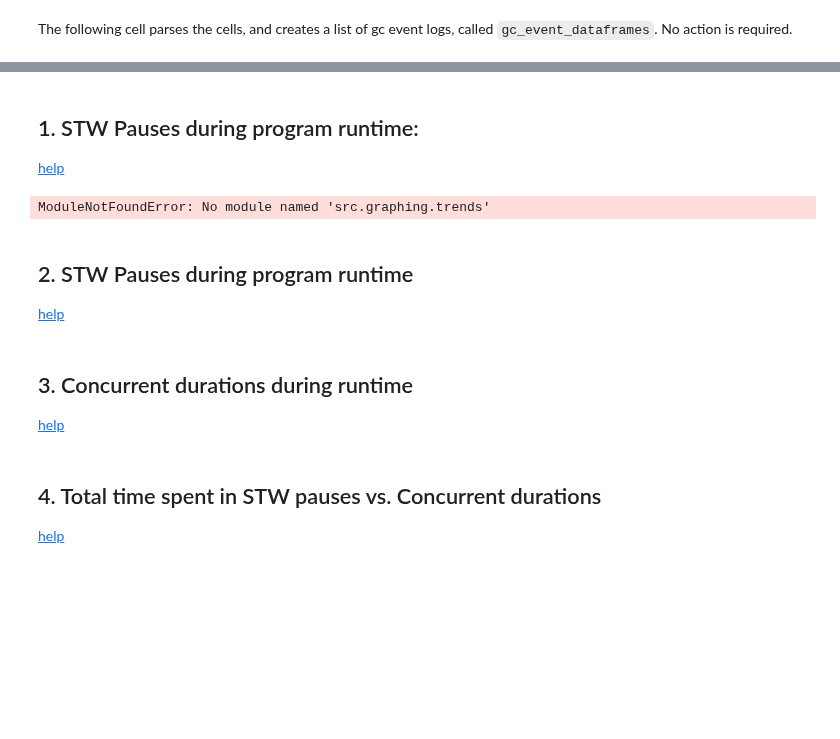
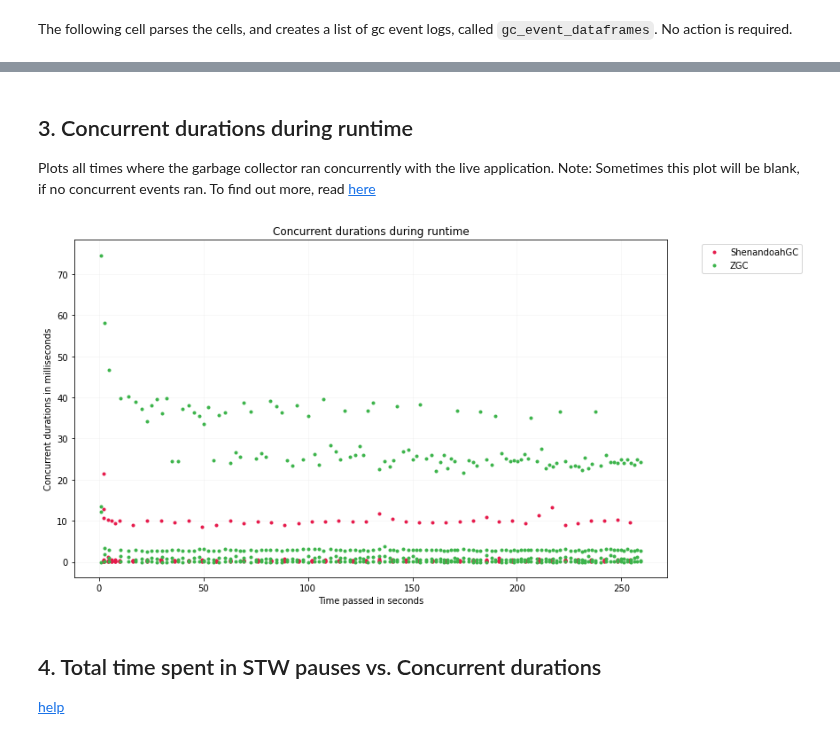
Before and after one commit to apple/GCGC, a Jupyter notebook: src/notebooks/GCGC.ipynb, the cells around one changed output, grey strips where cells are left out. Cells and saved outputs as stored; diff of their text form; code cells hidden in the pictures; blank space fills up the shorter version.

Commit message:
Update documentation for cells. Generate fewer plots

```diff
--- a/src/notebooks/GCGC.ipynb
+++ b/src/notebooks/GCGC.ipynb
@@ -54,12 +46,8 @@ for filepath in filepaths:
     files.append(get_file_names_wildcard(filepath))
 
 # Parse all files
-gc_event_dataframes = get_gc_event_tables(files, time_range_seconds, ignore_crashes= False)
+gc_event_dataframes = get_gc_event_tables(files, None, ignore_crashes= False)
 
 # Check that there are the correct number of labels.
 if len(gc_event_dataframes) != len(labels):
     print("Error: Labels do not have same length as collected data")
-
-# Shift start times
-if set_start_times_zero:
-    zero_start_times(gc_event_dataframes, set_start_times_zero)
@@ -66,40 +115,22 @@ if set_start_times_zero:
 # %% [markdown]
-## 1. STW Pauses during program runtime:
-[help](https://github.pie.apple.com/ellis-brown/GCGC/blob/version0.9.2/src/notebooks/README.md#1a-stw-pauses-during-program-runtime-linear)
+## 3. Concurrent durations during runtime
+
+Plots all times where the garbage collector ran concurrently with the live application.  Note: Sometimes this plot will be blank, if no concurrent events ran. To find out more, read
+[here](https://github.pie.apple.com/ellis-brown/GCGC/blob/version0.9.2/src/notebooks/README.md#3-concurrent-durations-during-runtime)
 # %%
 from src.graphing.plotting import plot_scatter
 
-# Define a filter for searching for pauses in a gc_event_dataframe row. Will be reused throughout notebook
-def pauses_only(row):
+# Define a filter for capturing concurrent_only values
+def concurrent_only(row):
     if "EventType" in row:
-        if row["EventType"] == "Pause":
+        if row["EventType"] == "Concurrent":
             return True
     return False
 
-# Apply the filter, and create a plot
-plot = plot_scatter(gc_event_dataframes, filter_by = pauses_only, labels=labels)
-
-# Set the style and details on the plot
-_ = plot.set_title("STW pauses during program runtime")
+plot = plot_scatter(gc_event_dataframes, labels=labels, filter_by= concurrent_only)
+_ = plot.set_title("Concurrent durations during runtime")
 plot.set_xlabel("Time passed in seconds")
-plot.set_ylabel("Pause duration in milliseconds")
+plot.set_ylabel("Concurrent durations in milliseconds")
 plot.grid(alpha = 0.1)
-
-############################################################################################################
-# Chart #2, logarithmic Y axis
-
-plot = plot_scatter(gc_event_dataframes, filter_by = pauses_only, labels = labels)
-_ = plot.set_title("STW pauses during program runtime LOGARITHMIC")
-plot.set_xlabel("Time passed in seconds")
-plot.set_ylabel("Pause duration in milliseconds")
-plot.grid(alpha = 0.1)
-
-# Set logarithmic scale
-from matplotlib.ticker import ScalarFormatter
-plot.set_yscale("log")
-plot.yaxis.set_major_formatter(ScalarFormatter())
 # %% [output]
-ModuleNotFoundError: No module named 'src.graphing.trends'
+[figure, added]
-# %% [markdown]
-## 2. STW Pauses during program runtime
-[help](https://github.pie.apple.com/ellis-brown/GCGC/blob/version0.9.2/src/notebooks/README.md#2a-stw-pauses-during-program-runtime-group-by-eventname-linear)
@@ -129,3 +136,0 @@ plot.yaxis.set_major_formatter(ScalarFormatter())
-# %% [markdown]
-## 3. Concurrent durations during runtime
-[help](https://github.pie.apple.com/ellis-brown/GCGC/blob/version0.9.2/src/notebooks/README.md#3-concurrent-durations-during-runtime)
```
Also changed, not shown: parts of 36 cells of this notebook, 1 other file.
